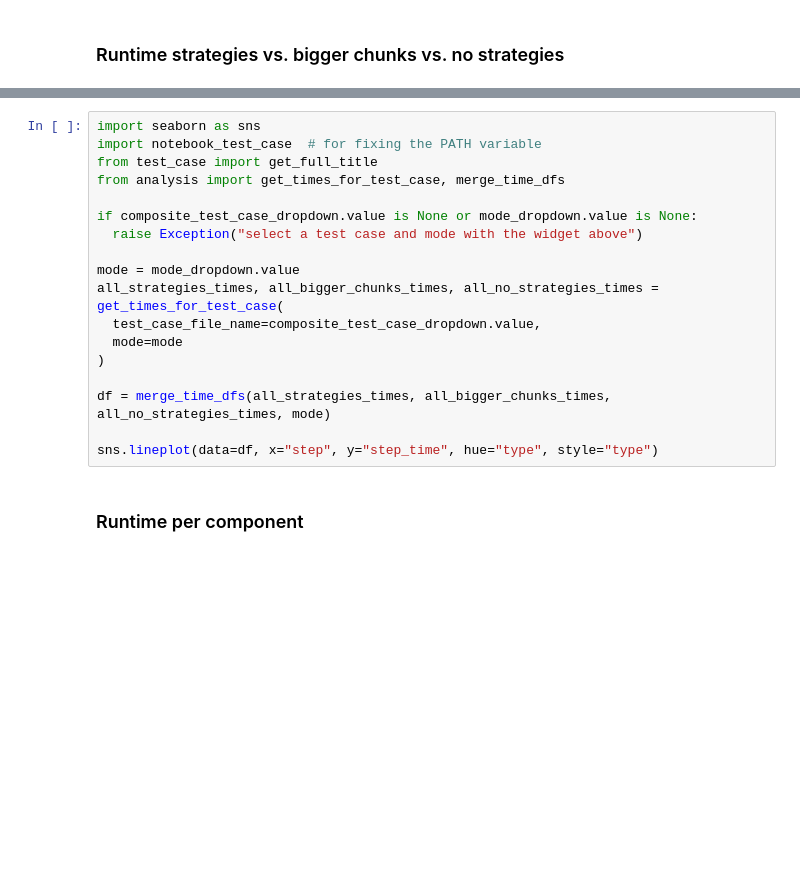
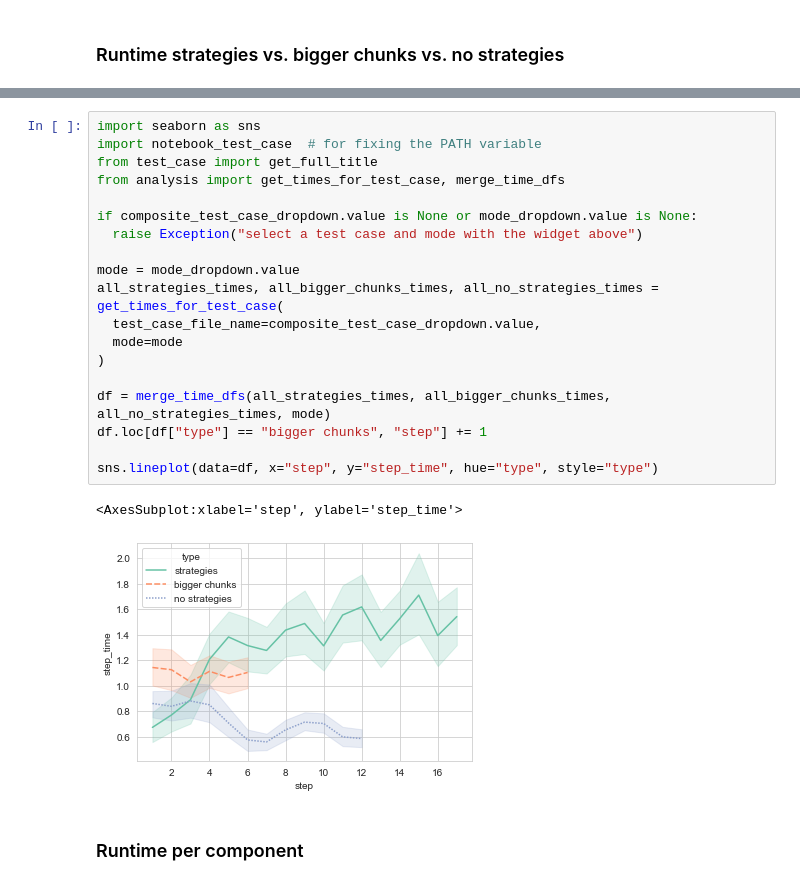
Before and after one commit to vis-au/prointerest, a Jupyter notebook: server/benchmarks/analysis.ipynb, the cells around one changed output, grey strips where cells are left out. Saved outputs shown, nothing was run; the diff lists cells and outputs as text; blank space fills up the shorter version.

```diff
--- a/server/benchmarks/analysis.ipynb
+++ b/server/benchmarks/analysis.ipynb
@@ -206,21 +290,25 @@ boxplot(df=df, x=mode, y="doi", hue="type").fig.suptitle(f"Error across {mode}")
 # %%
 import seaborn as sns
 import notebook_test_case  # for fixing the PATH variable
 from test_case import get_full_title
 from analysis import get_times_for_test_case, merge_time_dfs
 
 if composite_test_case_dropdown.value is None or mode_dropdown.value is None:
   raise Exception("select a test case and mode with the widget above")
 
 mode = mode_dropdown.value
 all_strategies_times, all_bigger_chunks_times, all_no_strategies_times = get_times_for_test_case(
   test_case_file_name=composite_test_case_dropdown.value,
   mode=mode
 )
 
 df = merge_time_dfs(all_strategies_times, all_bigger_chunks_times, all_no_strategies_times, mode)
+df.loc[df["type"] == "bigger chunks", "step"] += 1
 
 sns.lineplot(data=df, x="step", y="step_time", hue="type", style="type")
+# %% [output]
+<AxesSubplot:xlabel='step', ylabel='step_time'>
+[figure, added]
 # %% [markdown]
 ### Runtime per component
 # %%
```
Also changed, not shown: parts of 12 cells of this notebook, 7 other files.
